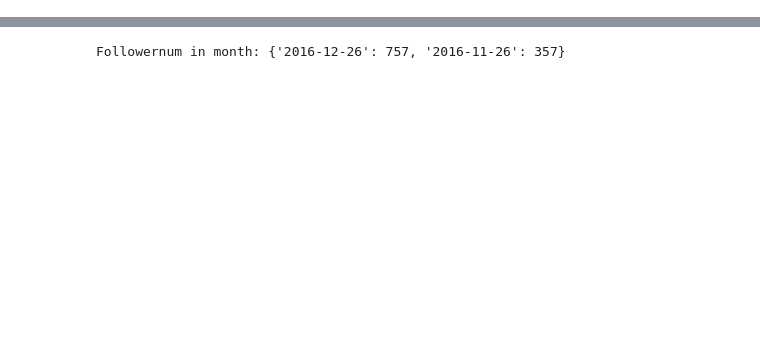
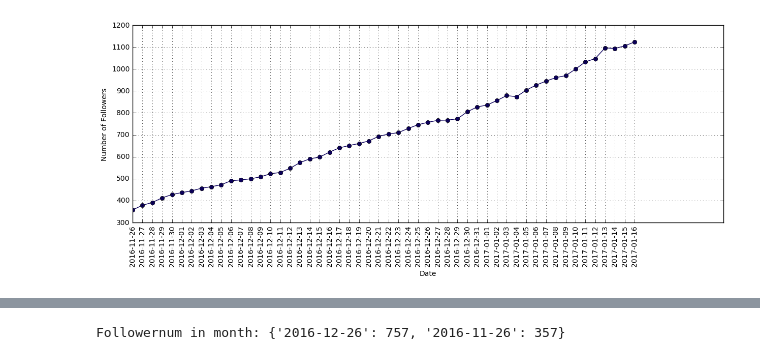
Before and after one commit to InstaPy/InstaPy, a Jupyter notebook: follow_num_plot/instapy.ipynb, the cells around one changed output, grey strips where cells are left out. Drawn from its saved outputs; the diff is of its cells as text; code cells hidden in the pictures; blank space fills up the shorter version.

```diff
--- a/follow_num_plot/instapy.ipynb
+++ b/follow_num_plot/instapy.ipynb
@@ -20,3 +23,31 @@ with open('./followerNum.txt') as follFile:
 
 dates = [info[0] for info in information]
 followerNum = [int(info[1].replace(',', '')) for info in information]
+# %%
+day_follower_dict = defaultdict(lambda: 0)
+
+for date, follNum in zip(dates, followerNum):
+    day = date.split(' ')[0]
+    day_follower_dict[day] = follNum
+
+day_followers = [pair for pair in day_follower_dict.items()]
+day_followers.sort(key=lambda x: x[0])
+
+days = [pair[0] for pair in day_followers]
+followers = [pair[1] for pair in day_followers]
+
+f_m_days = days[:31]
+f_m_followers = followers[:31]
+# %%
+plt.figure(figsize=(15, 5))
+plt.xlabel('Date', fontsize=10)
+plt.ylabel('Number of Followers', fontsize=10)
+plt.grid(True)
+
+plt.plot(range(len(days)), followers, marker='o', color="#0c005c")
+plt.xticks(range(len(days)), days, rotation='vertical')
+
+
+plt.show()
+# %% [output]
+[figure, added]
```
Also changed, not shown: parts of 15 cells of this notebook, 17 other files.
